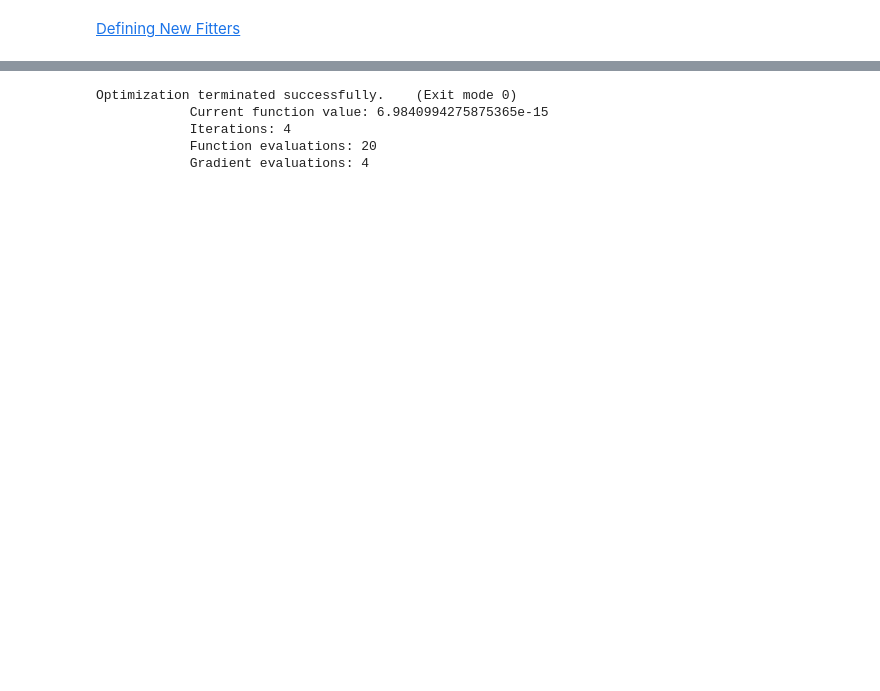
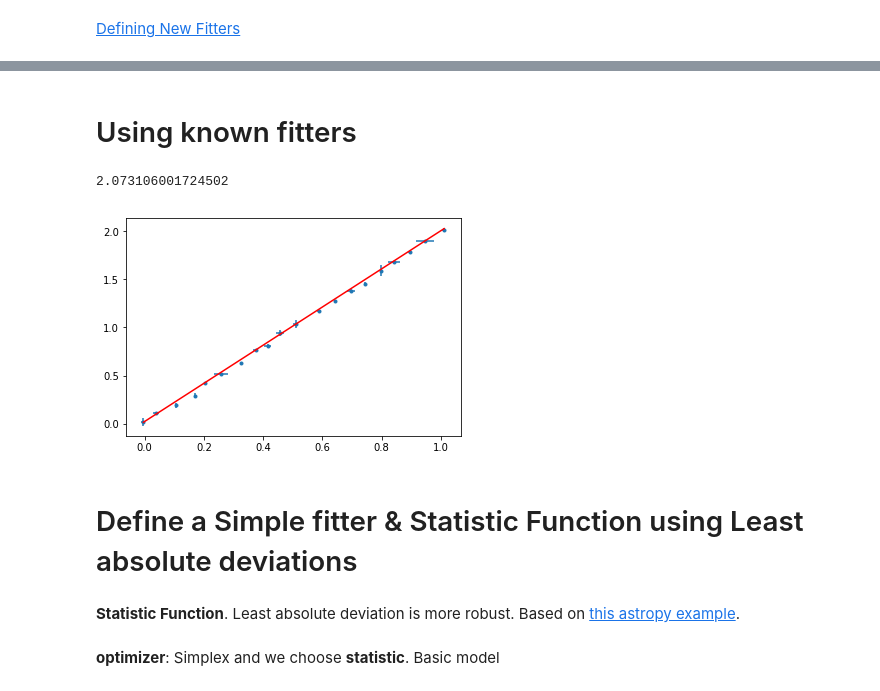
Before and after one commit to rkiman/astropy-tutorials, a Jupyter notebook: tutorials/notebooks/User-Defined-Fitter/User-Defined-Fitter.ipynb, the cells around one changed output, grey strips where cells are left out. Drawn from its saved outputs; the diff is of its cells as text; code cells hidden in the pictures; blank space fills up the shorter version.

```diff
--- a/tutorials/notebooks/User-Defined-Fitter/User-Defined-Fitter.ipynb
+++ b/tutorials/notebooks/User-Defined-Fitter/User-Defined-Fitter.ipynb
@@ -62,10 +46,0 @@ plt.show()
-# %%
-model = models.Linear1D()
-fitter = SLSQPFitter()
-best_fit2 = fitter(model, x, y)
-# %% [output]
-Optimization terminated successfully.    (Exit mode 0)
-            Current function value: 6.9840994275875365e-15
-            Iterations: 4
-            Function evaluations: 20
-            Gradient evaluations: 4
@@ -71,0 +59,2 @@ Optimization terminated successfully.    (Exit mode 0)
+# %% [markdown]
+# Using known fitters
@@ -71,0 +65,15 @@ Optimization terminated successfully.    (Exit mode 0)
+# %%
+reduce_chi_squared_lsq = calc_reduced_chi_square(fit_lsq, len(x), 2, x, y, y_err, x_err)
+print(reduce_chi_squared_lsq)
+# %% [output]
+2.073106001724502
+# %%
+plt.errorbar(x,y,yerr=y_err,xerr=x_err,fmt='.',zorder=0)
+plt.plot(x,fit_lsq(x),'r',zorder=1)
+plt.show()
+# %% [output]
+[figure, added]
+# %% [markdown]
+# Define a Simple fitter & Statistic Function using Least absolute deviations
+# %% [markdown]
+**Statistic Function**. Least absolute deviation is more robust. Based on [this astropy example](http://docs.astropy.org/en/stable/modeling/new.html#using-a-custom-statistic-function).
@@ -71,0 +85,2 @@ Optimization terminated successfully.    (Exit mode 0)
+# %% [markdown]
+**optimizer**: Simplex and we choose **statistic**. Basic model
```
Also changed, not shown: parts of 36 cells of this notebook.
